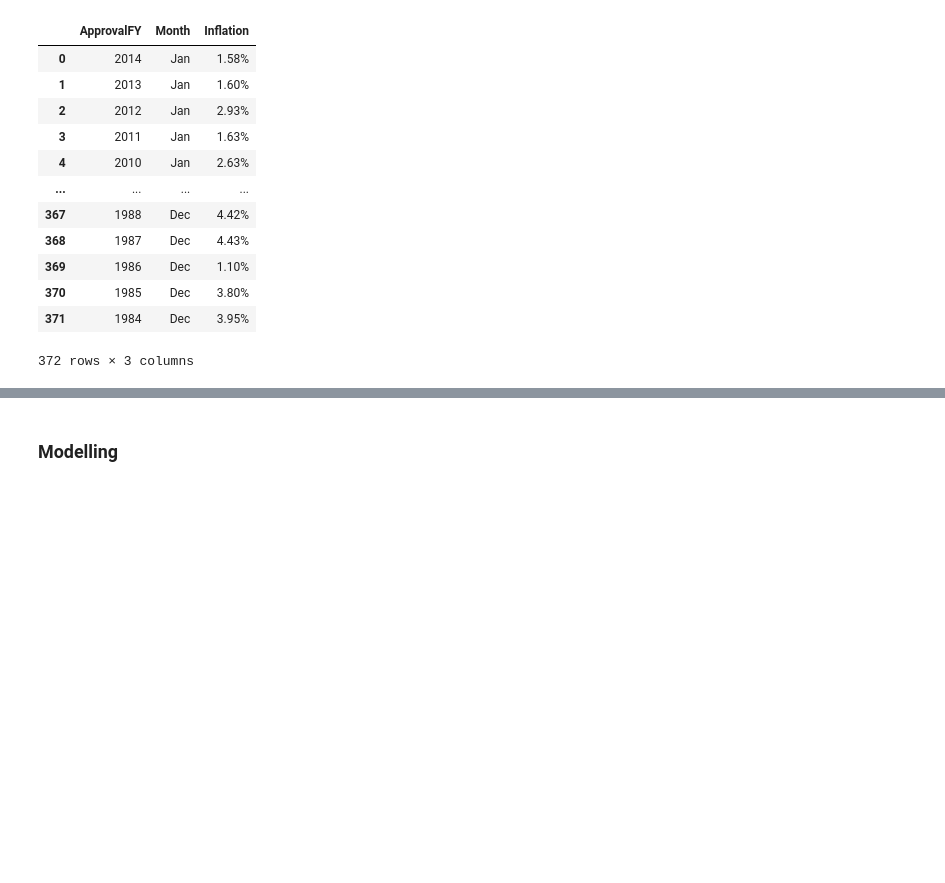
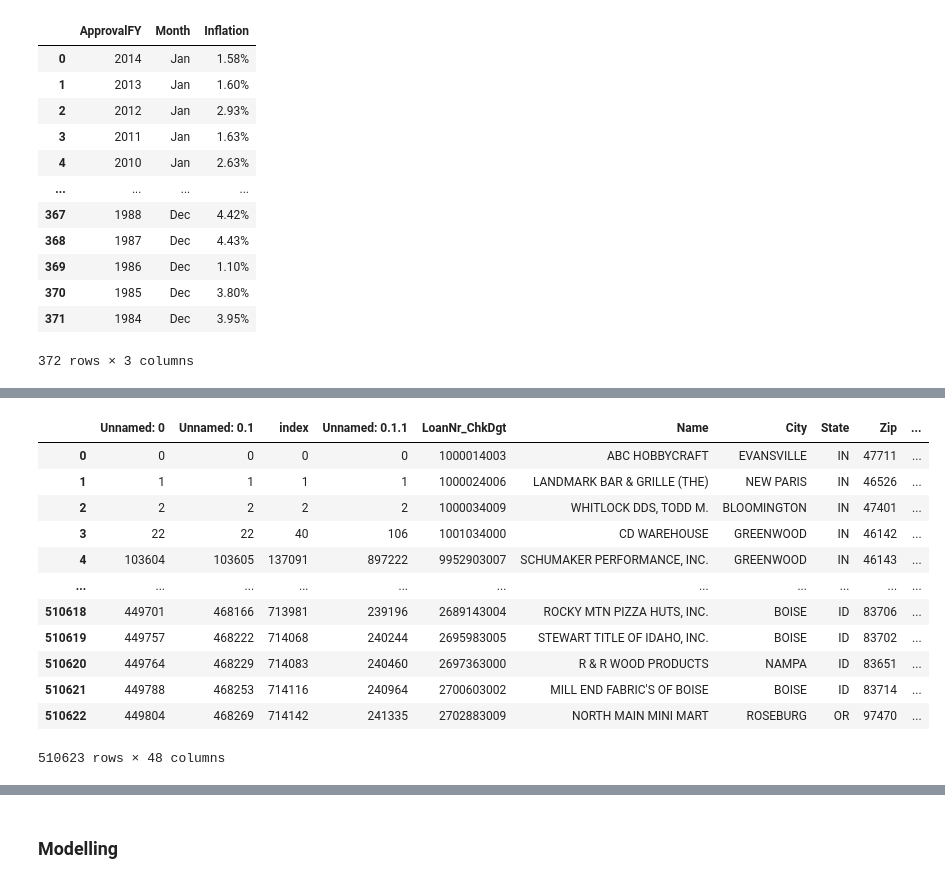
Before and after one commit to CIV2T1PEY/CIV1498-Group-Project, a Jupyter notebook: Final.ipynb, the cells around one changed output, grey strips where cells are left out. Drawn from its saved outputs; the diff is of its cells as text; code cells hidden in the pictures; blank space fills up the shorter version.

```diff
--- a/Final.ipynb
+++ b/Final.ipynb
@@ -1835,0 +1873,37 @@ SBA_Loan_inflation.head()
+# %%
+def clean_currency(x):
+    """ If the value is a string, then remove currency symbol and delimiters
+    otherwise, the value is numeric and can be converted
+    """
+    if isinstance(x, str):
+        return x.replace('$', '').replace(',', '')
+    return x
+
+def clean_pc(x):
+    """ If the value is a string, then remove currency symbol and delimiters
+    otherwise, the value is numeric and can be converted
+    """
+    if isinstance(x, str):
+        return x.replace('%', '').replace(',', '')
+    return x
+# %%
+SBA_Loan_inflation['GrAppv'] = SBA_Loan_inflation['GrAppv'].apply(clean_currency).astype('float')
+SBA_Loan_inflation['SBA_Appv'] = SBA_Loan_inflation['SBA_Appv'].apply(clean_currency).astype('float')
+SBA_Loan_inflation['Inflation'] = SBA_Loan_inflation['Inflation'].apply(clean_pc).astype('float')
+
+SBA_Loan_inflation['SBA_backed_portion'] = SBA_Loan_inflation['SBA_Appv']/SBA_Loan_inflation['GrAppv']
+SBA_Loan_inflation
+# %% [output]
+|  | Unnamed: 0 | Unnamed: 0.1 | index | Unnamed: 0.1.1 | LoanNr_ChkDgt | Name | City | State | Zip | ... |
+| 0 | 0 | 0 | 0 | 0 | 1000014003 | ABC HOBBYCRAFT | EVANSVILLE | IN | 47711 | ... |
+| 1 | 1 | 1 | 1 | 1 | 1000024006 | LANDMARK BAR & GRILLE (THE) | NEW PARIS | IN | 46526 | ... |
+| 2 | 2 | 2 | 2 | 2 | 1000034009 | WHITLOCK DDS, TODD M. | BLOOMINGTON | IN | 47401 | ... |
+| 3 | 22 | 22 | 40 | 106 | 1001034000 | CD WAREHOUSE | GREENWOOD | IN | 46142 | ... |
+| 4 | 103604 | 103605 | 137091 | 897222 | 9952903007 | SCHUMAKER PERFORMANCE, INC. | GREENWOOD | IN | 46143 | ... |
+| ... | ... | ... | ... | ... | ... | ... | ... | ... | ... | ... |
+| 510618 | 449701 | 468166 | 713981 | 239196 | 2689143004 | ROCKY MTN PIZZA HUTS, INC. | BOISE | ID | 83706 | ... |
+| 510619 | 449757 | 468222 | 714068 | 240244 | 2695983005 | STEWART TITLE OF IDAHO, INC. | BOISE | ID | 83702 | ... |
+| 510620 | 449764 | 468229 | 714083 | 240460 | 2697363000 | R & R WOOD PRODUCTS | NAMPA | ID | 83651 | ... |
+| 510621 | 449788 | 468253 | 714116 | 240964 | 2700603002 | MILL END FABRIC'S OF BOISE | BOISE | ID | 83714 | ... |
+| 510622 | 449804 | 468269 | 714142 | 241335 | 2702883009 | NORTH MAIN MINI MART | ROSEBURG | OR | 97470 | ... |
+510623 rows × 48 columns
```
Also changed, not shown: parts of 21 cells of this notebook.
